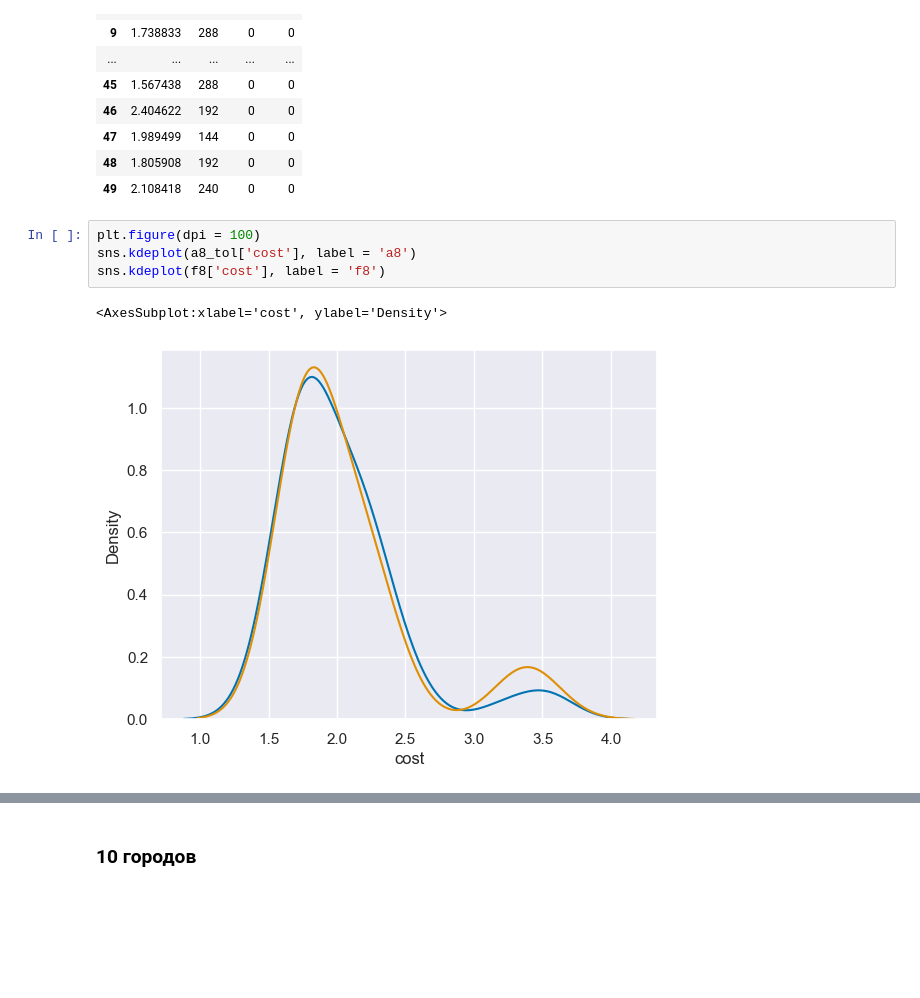
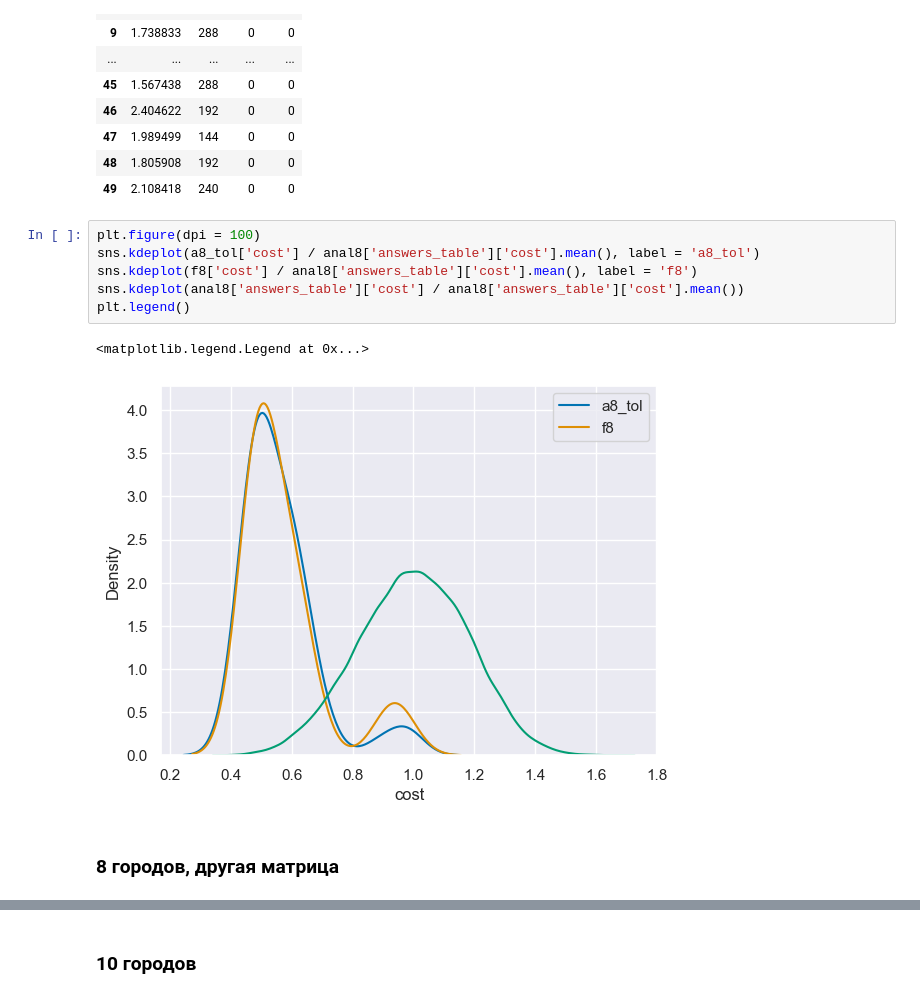
Before and after one commit to Batmaev/qua, a Jupyter notebook: Calculations/Circuit copy 2.ipynb, the cells around one changed output, grey strips where cells are left out. Cells and saved outputs as stored; diff of their text form; blank space fills up the shorter version.

```diff
--- a/Calculations/Circuit copy 2.ipynb
+++ b/Calculations/Circuit copy 2.ipynb
@@ -966,8 +1191,12 @@ a8_tol
 | 49 | 2.108418 | 240 | 0 | 0 |
 # %%
 plt.figure(dpi = 100)
-sns.kdeplot(a8_tol['cost'], label = 'a8')
-sns.kdeplot(f8['cost'], label = 'f8')
+sns.kdeplot(a8_tol['cost'] / anal8['answers_table']['cost'].mean(), label = 'a8_tol')
+sns.kdeplot(f8['cost'] / anal8['answers_table']['cost'].mean(), label = 'f8')
+sns.kdeplot(anal8['answers_table']['cost'] / anal8['answers_table']['cost'].mean())
+plt.legend()
 # %% [output]
-<AxesSubplot:xlabel='cost', ylabel='Density'>
+<matplotlib.legend.Legend at 0x...>
-[figure, old version]
+[figure, new version]
+# %% [markdown]
+### 8 городов, другая матрица
```
Also changed, not shown: parts of 59 cells of this notebook, 5 other files.
